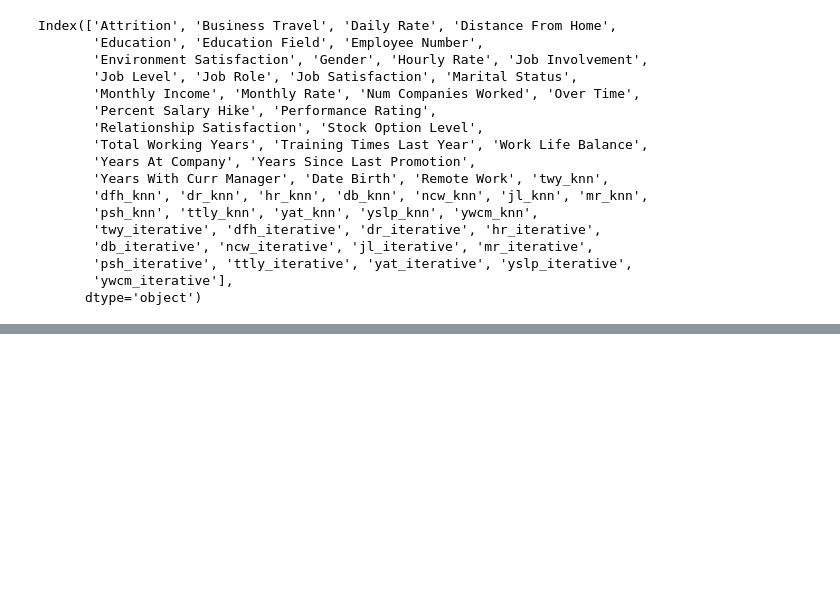
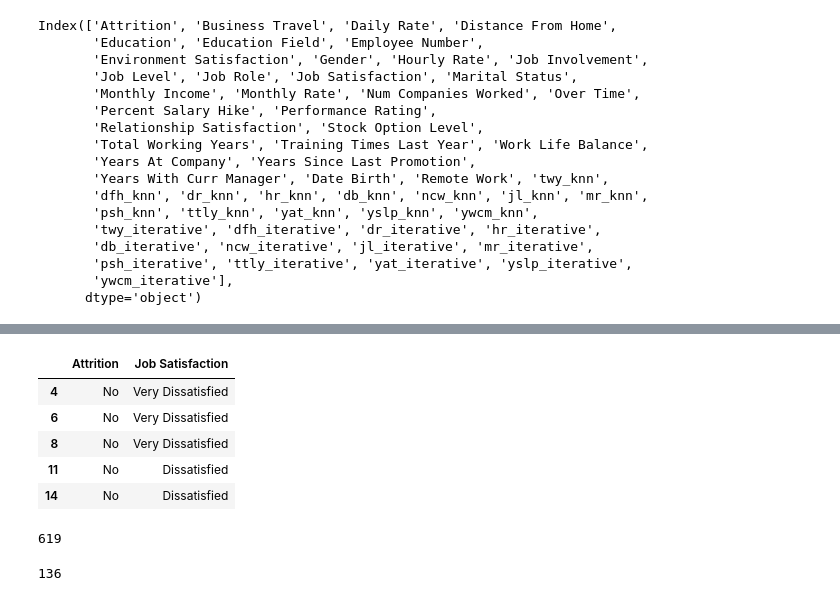
Before and after one commit to Adalab/proyecto-da-F-modulo3-team2, a Jupyter notebook: limpieza_transformacion_reyes.ipynb, the cells around one changed output, grey strips where cells are left out. Saved outputs shown, nothing was run; the diff lists cells and outputs as text; code cells hidden in the pictures; blank space fills up the shorter version.

```diff
--- a/limpieza_transformacion_reyes.ipynb
+++ b/limpieza_transformacion_reyes.ipynb
@@ -692,0 +757,23 @@ Index(['Attrition', 'Business Travel', 'Daily Rate', 'Distance From Home',
+# %%
+#grupo test
+
+grupo_test=df_ab[(df_ab['Job Satisfaction']=='Very Dissatisfied')|(df_ab['Job Satisfaction']=='Dissatisfied')]
+grupo_test.head(5)
+# %% [output]
+|  | Attrition | Job Satisfaction |
+| 4 | No | Very Dissatisfied |
+| 6 | No | Very Dissatisfied |
+| 8 | No | Very Dissatisfied |
+| 11 | No | Dissatisfied |
+| 14 | No | Dissatisfied |
+# %%
+len(grupo_test)
+# %% [output]
+619
+# %%
+#Tenemos que comprobar Attrition=Yes en cada uno de los grupos
+
+base_control=grupo_control[grupo_control['Attrition']=='Yes'].count()[0]
+base_control
+# %% [output]
+136
```
Also changed, not shown: parts of 17 cells of this notebook.
